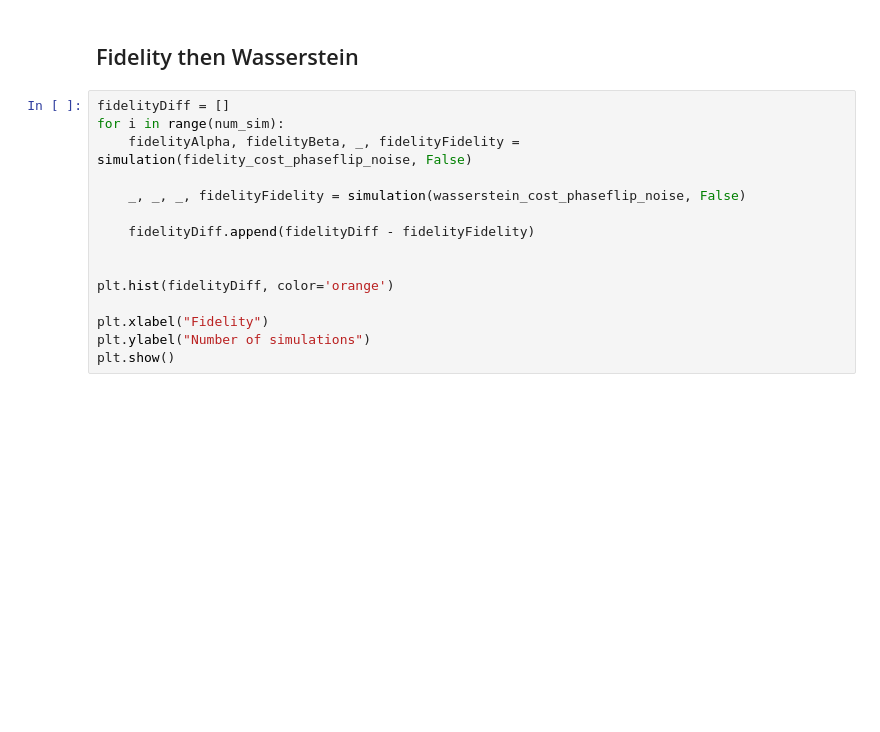
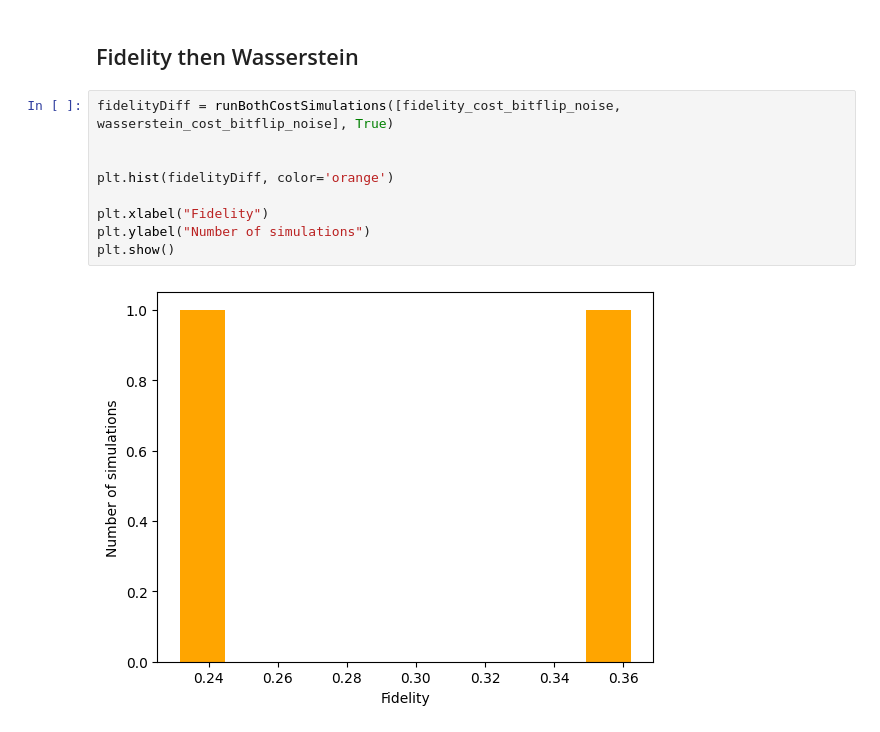
Before and after one commit to mattyen07/CPEN400Q-FinalProject, a Jupyter notebook: qec.ipynb, the cells around one changed output. Saved outputs shown, nothing was run; the diff lists cells and outputs as text; blank space fills up the shorter version.

```diff
--- a/qec.ipynb
+++ b/qec.ipynb
@@ -523,17 +576,13 @@ plt.show()
 # %% [markdown]
 ## Fidelity then Wasserstein
 # %%
-fidelityDiff = []
-for i in range(num_sim):
-    fidelityAlpha, fidelityBeta, _, fidelityFidelity = simulation(fidelity_cost_phaseflip_noise, False)
-
-    _, _, _, fidelityFidelity = simulation(wasserstein_cost_phaseflip_noise, False)
-
-    fidelityDiff.append(fidelityDiff - fidelityFidelity)
+fidelityDiff = runBothCostSimulations([fidelity_cost_bitflip_noise, wasserstein_cost_bitflip_noise], True)
 
 
 plt.hist(fidelityDiff, color='orange')
 
 plt.xlabel("Fidelity")
 plt.ylabel("Number of simulations")
 plt.show()
+# %% [output]
+[figure, added]
```
Also changed, not shown: parts of 16 cells of this notebook.
